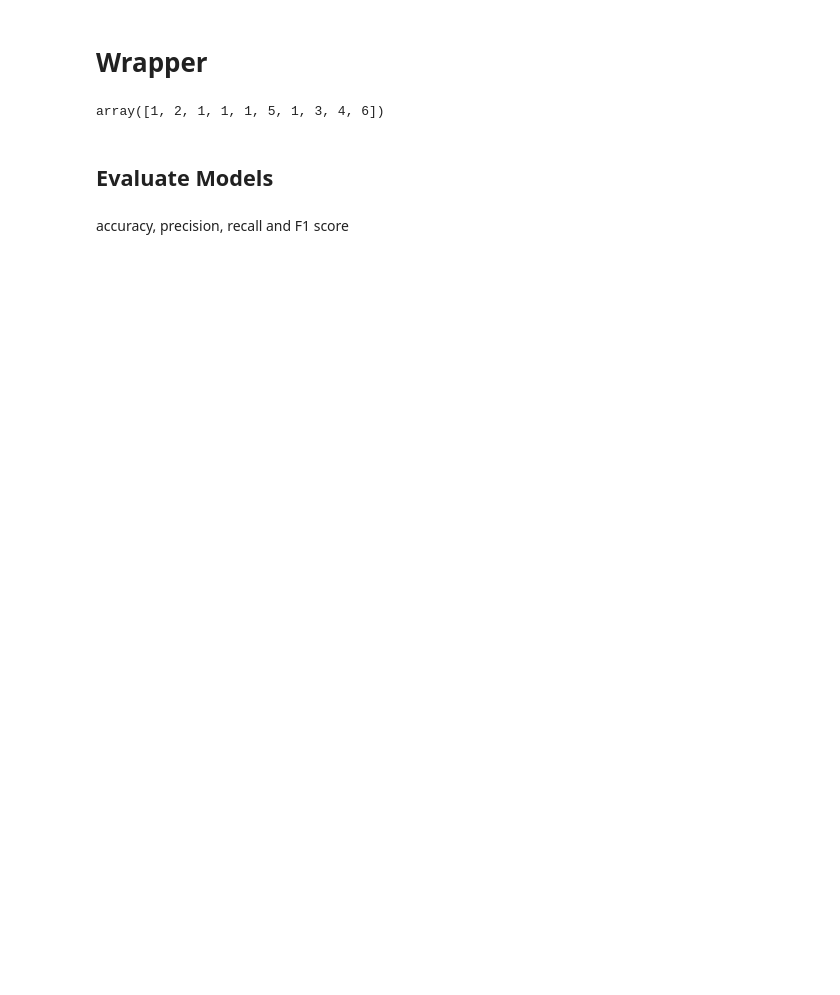
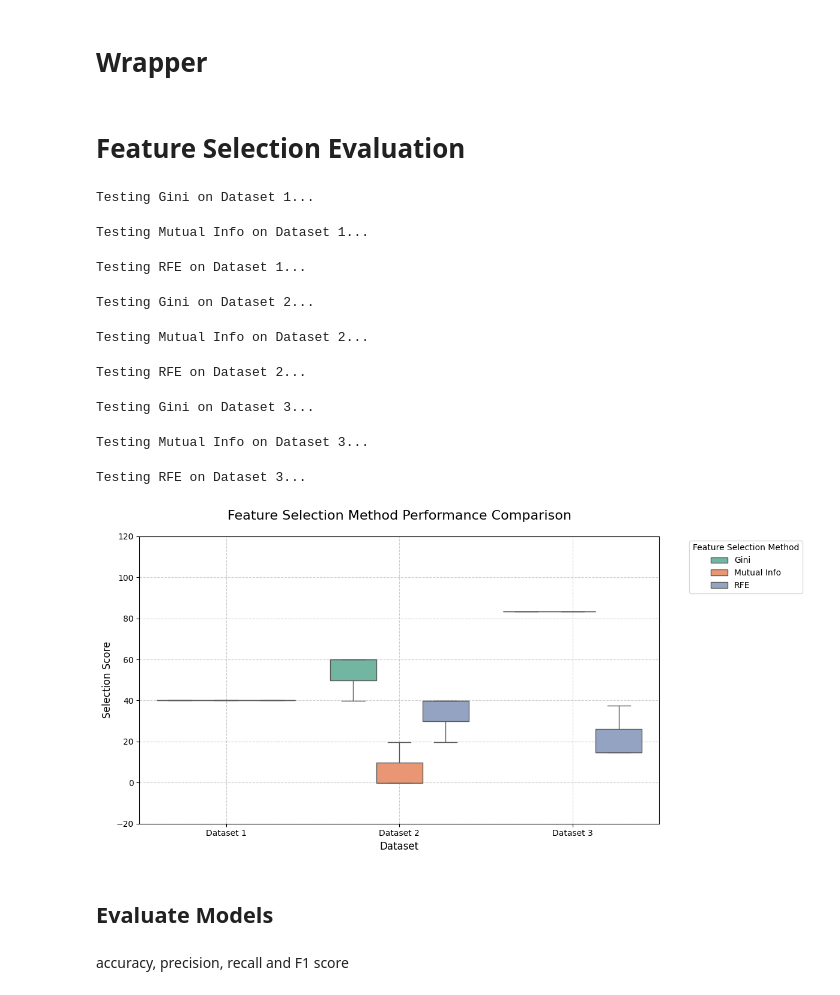
Before and after one commit to dawidsroczyk/Data-Exploration, a Jupyter notebook: feature_selection.ipynb, the cells around one changed output. Drawn from its saved outputs; the diff is of its cells as text; code cells hidden in the pictures; blank space fills up the shorter version.

```diff
--- a/feature_selection.ipynb
+++ b/feature_selection.ipynb
@@ -55,6 +47,2 @@ def gini(X, y):
 # %% [markdown]
 # Filters
-# %%
-X, y = dataset_1()
-X, y = dataset_2()
-# X, y = dataset_3()
@@ -77,2 +49,28 @@ gini(X, y).sort_values('gini')
+# %%
+def gini(X, y):
+    data = []
+    for col in range(X.shape[1]):
+        temp_df = pd.DataFrame({'X': X[:, col], 'y': y})
+        x_y_count = temp_df.groupby(['X', 'y'])['y'].count()
+        x_count = temp_df.groupby('X').count()['y']
+        gini_vals = 1 - ((x_y_count / x_count)**2).groupby('X').sum()
+        gini_val = (x_count * gini_vals / X.shape[0]).sum()
+        data.append({'feature': col, 'gini': gini_val})
+    return pd.DataFrame(data)
+
+def gini_method(X, y, top_k=5):
+    chosen_features = gini(X, y).sort_values('gini')['feature'].to_numpy()[:top_k]
+    return chosen_features
+# %%
+def mutual_info(X, y):
+    mi = mutual_info_classif(X, y, discrete_features='auto')
+    return pd.DataFrame({
+        'feature': np.arange(X.shape[1]),
+        'mutual_info': mi
+    })
+
+def mutual_info_method(X, y, top_k=5):
+    mi_df = mutual_info(X, y).sort_values('mutual_info', ascending=False)
+    return mi_df['feature'].to_numpy()[:top_k]
 # %% [markdown]
 # Wrapper
@@ -83,9 +77,13 @@ X, y = dataset_1()
 # %%
 from sklearn.feature_selection import RFE
 from sklearn.svm import SVR
-estimator = SVR(kernel='linear')
-rfe = RFE(estimator, n_features_to_select=5, step=1)
-rfe.fit(X, y)
-rfe.ranking_
+
+def rfe(X, y):
+    estimator = SVR(kernel='linear')
+    rfe = RFE(estimator, n_features_to_select=5, step=1)
+    rfe.fit(X, y)
+    result = rfe.ranking_
+    result = np.where(result == 1)[0]
+    return list(result.reshape((-1,)))
-# %% [output]
-array([1, 2, 1, 1, 1, 5, 1, 3, 4, 6])
+# %% [markdown]
+# Feature Selection Evaluation
@@ -92,3 +172,16 @@ array([1, 2, 1, 1, 1, 5, 1, 3, 4, 6])
+# %%
+compare_feature_selection_methods(3)
+# %% [output]
+Testing Gini on Dataset 1...
+Testing Mutual Info on Dataset 1...
+Testing RFE on Dataset 1...
+Testing Gini on Dataset 2...
+Testing Mutual Info on Dataset 2...
+Testing RFE on Dataset 2...
+Testing Gini on Dataset 3...
+Testing Mutual Info on Dataset 3...
+Testing RFE on Dataset 3...
+[figure, added]
 # %% [markdown]
 ## Evaluate Models
 # %%
```
Also changed, not shown: parts of 15 cells of this notebook.
